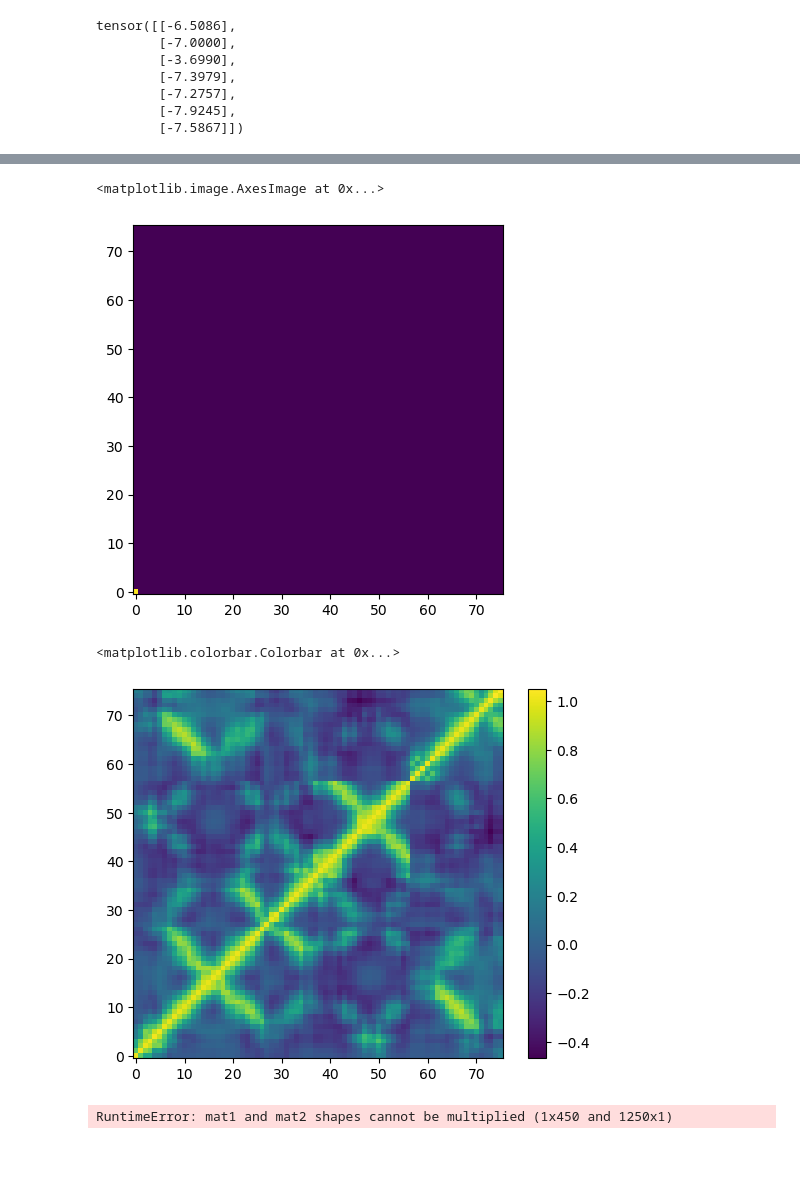
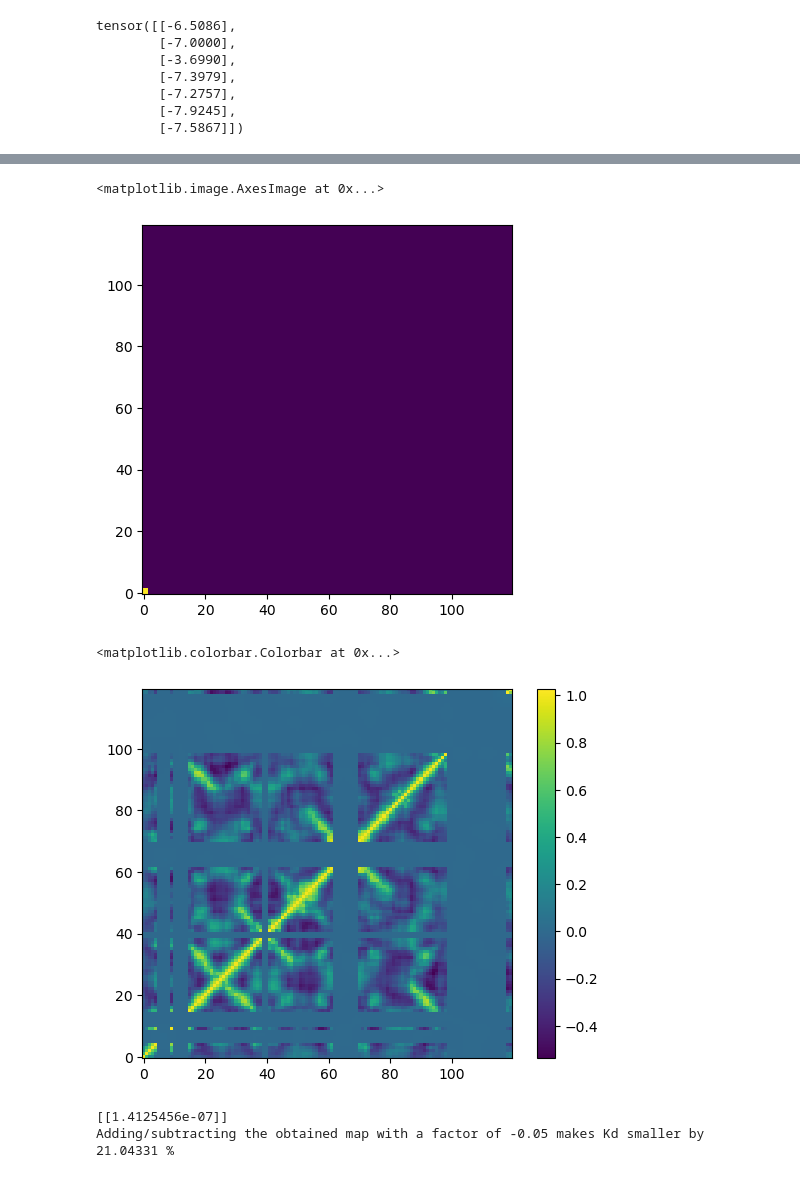
Before and after one commit to kevinmicha/ANTIPASTI, a Jupyter notebook: NMA CNN.ipynb, the cells around one changed output, grey strips where cells are left out. Cells and saved outputs as stored; diff of their text form; code cells hidden in the pictures.

Commit message:
Test set is now callable

```diff
--- a/NMA CNN.ipynb
+++ b/NMA CNN.ipynb
@@ -542,3 +523,8 @@ ValueError: cannot reshape array of size 6400 into shape (1,1,120,120)
+# %%
+f = download_path + entry + '_map' + '.npy'
+res_path = np.array([download_path + entry + '_residues' + '.npy'])
+test_array = generate_masked_image(np.load(f), idx=0, res_list=max_res_list, file_residues_paths=res_path, mode='fully-extended')
+test_sample = torch.from_numpy(test_array.reshape(1, 1, train_x.shape[2], train_x.shape[2]).astype(np.float32))
 # %%
 model.eval()
 model(test_sample)
@@ -628,6 +615,6 @@ plt.colorbar()
 # %%
 #Arbitrary mask analysis
-test_mask = np.zeros((76,76))
+test_mask = np.zeros((train_x.shape[2], train_x.shape[2]))
 test_mask[:5, 55:59] = 1
 test_mask += np.transpose(test_mask)
 plt.imshow(test_mask, origin='lower')
@@ -637,7 +624,7 @@ plt.imshow(test_mask, origin='lower')
 # %%
 #CDR-H3 analysis
-cdr3_mask = np.zeros((76,76))
-cdr3_mask[73:, 73:] = 1
+cdr3_mask = np.zeros((train_x.shape[2], train_x.shape[2]))
+cdr3_mask[-5:, -5:] = 1
 plt.imshow(cdr3_mask, origin='lower')
 # %% [output]
 <matplotlib.image.AxesImage at 0x...>
@@ -645,28 +632,30 @@ plt.imshow(cdr3_mask, origin='lower')
 # %%
 #CDR-H1 analysis
-cdr1_mask = np.zeros((76,76))
-cdr1_mask[:1, :1] = 1
+cdr1_mask = np.zeros((train_x.shape[2], train_x.shape[2]))
+cdr1_mask[:2, :2] = 1
 plt.imshow(cdr1_mask, origin='lower')
 # %% [output]
 <matplotlib.image.AxesImage at 0x...>
-[figure, old version]
+[figure, new version]
 # %%
-img_factor = -0.2
+img_factor = -0.05
 cdr3_factor = 0
 cdr1_factor = 0
 test_factor = 0
 
-ideal = np.load(download_path + '1t66.npy')[:76, :76].astype(np.float32) + img_factor * cv2.resize(img, dsize=(76, 76)) + cdr3_factor * cdr3_mask  + cdr1_factor * cdr1_mask + test_factor * test_mask
+
+ideal = test_array + img_factor * cv2.resize(img, dsize=(train_x.shape[2], train_x.shape[2])) + cdr3_factor * cdr3_mask  + cdr1_factor * cdr1_mask + test_factor * test_mask
 plt.imshow(ideal, origin='lower')
 plt.colorbar()
 # %% [output]
 <matplotlib.colorbar.Colorbar at 0x...>
-[figure, old version]
+[figure, new version]
 # %%
 model.eval()
-new_prediction = 10**model(torch.from_numpy(cv2.resize(ideal, dsize=(80, 80)).reshape(1, 1, 80, 80).astype(np.float32))).detach().numpy()
+new_prediction = 10**model(torch.from_numpy(ideal.reshape(1, 1, train_x.shape[2], train_x.shape[2]).astype(np.float32))).detach().numpy()
 per_change = ((prediction - new_prediction) / prediction * 100)[0][0]
 print(new_prediction)
 print('Adding/subtracting the obtained map with a factor of', img_factor, 'makes Kd smaller by', per_change, '%')
 # %% [output]
-RuntimeError: mat1 and mat2 shapes cannot be multiplied (1x450 and 1250x1)
+[[1.4125456e-07]]
+Adding/subtracting the obtained map with a factor of -0.05 makes Kd smaller by 21.04331 %
```
Also changed, not shown: parts of 53 cells of this notebook, 1 other file.
